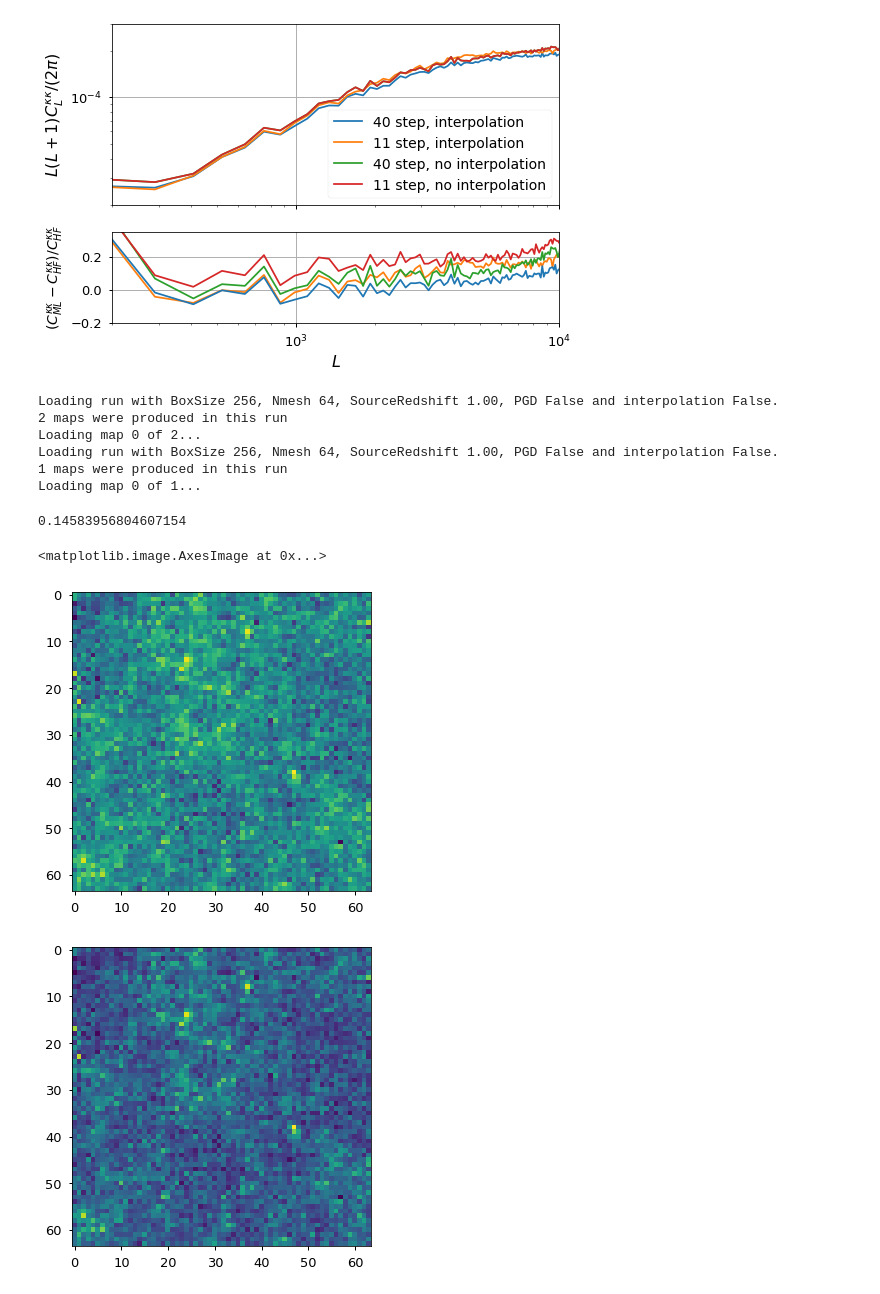
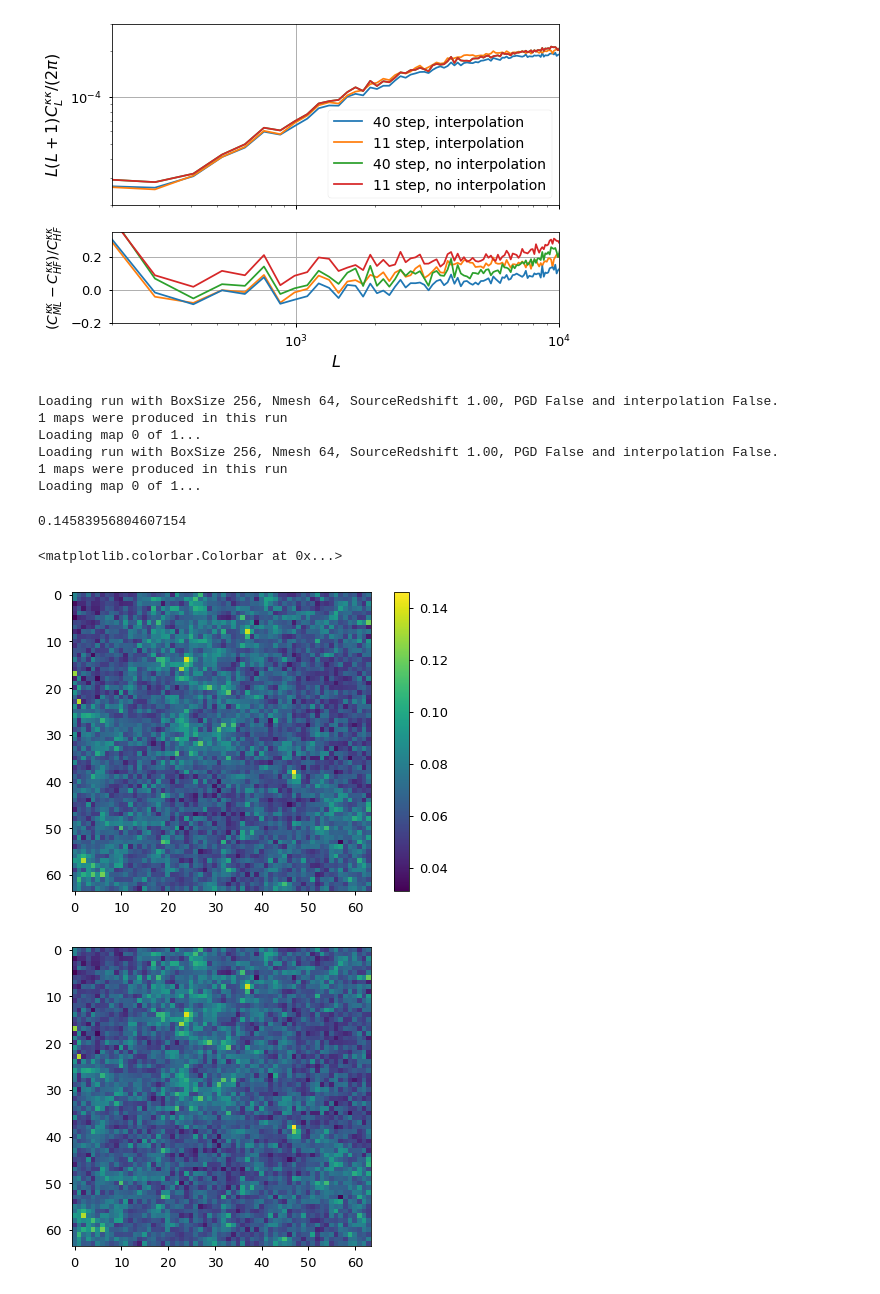
Before and after one commit to VMBoehm/MADLens, a Jupyter notebook: notebooks/PlotResults-publications.ipynb, the cells around one changed output. Cells and saved outputs as stored; diff of their text form; code cells hidden in the pictures.

```diff
--- a/notebooks/PlotResults-publications.ipynb
+++ b/notebooks/PlotResults-publications.ipynb
@@ -573,18 +573,18 @@ plt.show()
 # %% [output]
 [figure]
 # %%
-run = Run(githash='d4cb916', label='deriv_test', rnum=0, local_path='../')
+run = Run(githash='797670f', label='deriv_test', rnum=0, local_path='../')
 map_plus = run.get_map(1.0,0)
 
-run = Run(githash='797670f', label='deriv_test', rnum=0, local_path='../')
+run = Run(githash='4eefa42', label='deriv_test', rnum=0, local_path='../')
 map_minus = run.get_map(1.0,0)
 # %% [output]
-Loading run with BoxSize 256, Nmesh 64, SourceRedshift 1.00, PGD False and interpolation False.
-2 maps were produced in this run
-Loading map 0 of 2...
 Loading run with BoxSize 256, Nmesh 64, SourceRedshift 1.00, PGD False and interpolation False.
 1 maps were produced in this run
 Loading map 0 of 1...
+Loading run with BoxSize 256, Nmesh 64, SourceRedshift 1.00, PGD False and interpolation False.
+1 maps were produced in this run
+Loading map 0 of 1...
 # %%
 import scipy.special as special
 # %%
@@ -594,14 +594,15 @@ print(max(jvp))
 # %% [output]
 0.14583956804607154
 # %%
-plt.imshow(np.log(abs(jvp.reshape(64,64))))
+plt.imshow(jvp.reshape(64,64))
+plt.colorbar()
 ## test cases:
 # linear test
 # no displacement
 # disable replica
 # single rank (1 node)
 # lower resolution in lening map
 # %% [output]
-<matplotlib.image.AxesImage at 0x...>
+<matplotlib.colorbar.Colorbar at 0x...>
-[figure, old version]
+[figure, new version]
 # %%
```
Also changed, not shown: parts of 2 cells of this notebook, 1 other file.
